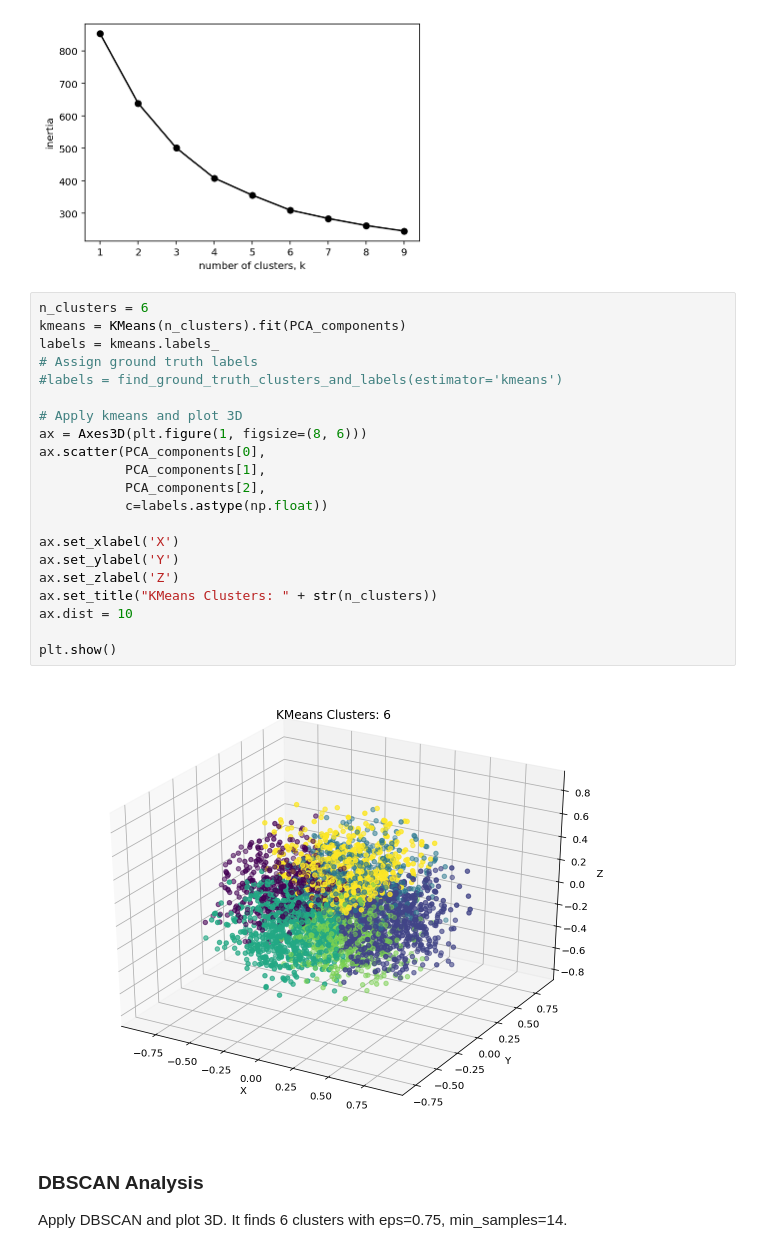
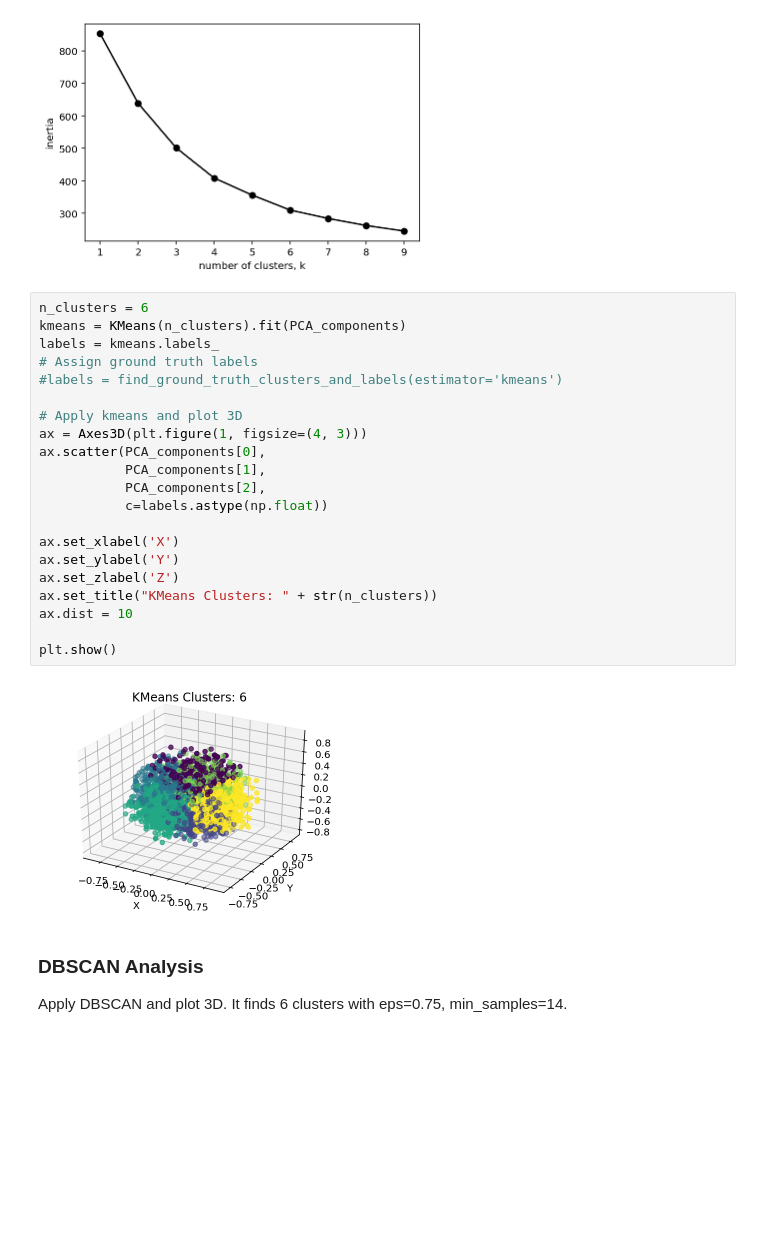
Before and after one commit to ustundag/2D-3D-Semantics, a Jupyter notebook: main_PCA_KMeans_DBSCAN.ipynb, the cells around one changed output. Saved outputs shown, nothing was run; the diff lists cells and outputs as text; blank space fills up the shorter version.

```diff
--- a/main_PCA_KMeans_DBSCAN.ipynb
+++ b/main_PCA_KMeans_DBSCAN.ipynb
@@ -116,26 +116,26 @@ plt.show()
 # %%
 n_clusters = 6
 kmeans = KMeans(n_clusters).fit(PCA_components)
 labels = kmeans.labels_
 # Assign ground truth labels
 #labels = find_ground_truth_clusters_and_labels(estimator='kmeans')
 
 # Apply kmeans and plot 3D
-ax = Axes3D(plt.figure(1, figsize=(8, 6)))
+ax = Axes3D(plt.figure(1, figsize=(4, 3)))
 ax.scatter(PCA_components[0],
            PCA_components[1],
            PCA_components[2],
            c=labels.astype(np.float))
 
 ax.set_xlabel('X')
 ax.set_ylabel('Y')
 ax.set_zlabel('Z')
 ax.set_title("KMeans Clusters: " + str(n_clusters))
 ax.dist = 10
 
 plt.show()
 # %% [output]
-[figure, old version]
+[figure, new version]
 # %% [markdown]
 ### DBSCAN Analysis
 Apply DBSCAN and plot 3D. It finds 6 clusters with eps=0.75, min_samples=14.
```
Also changed, not shown: parts of 2 cells of this notebook.
